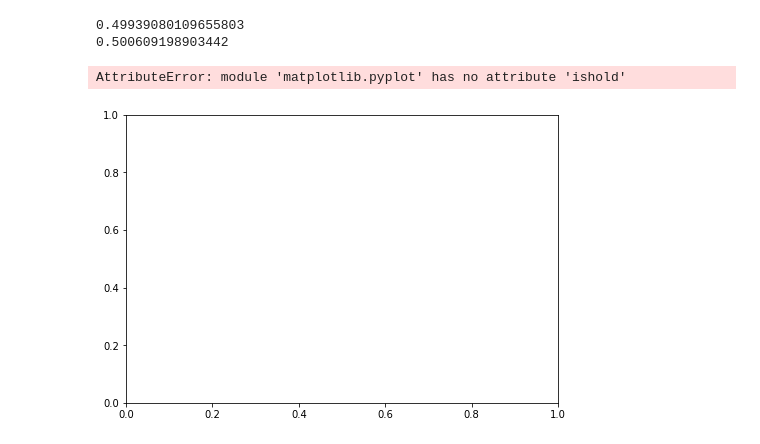
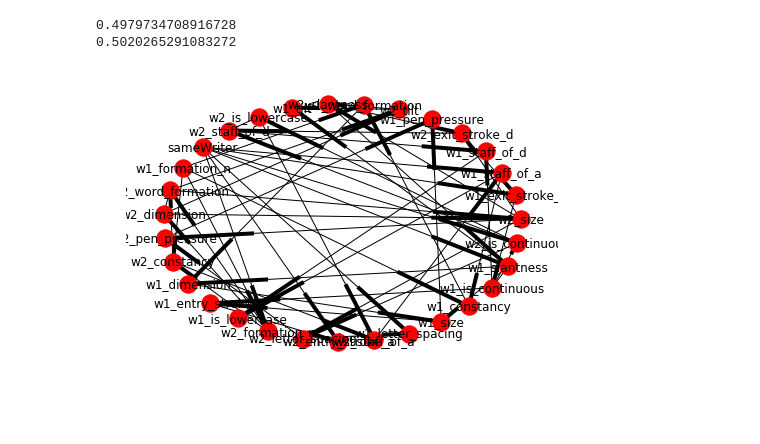
Before and after one commit to pratik-kubal/AML-XAI-2, a Jupyter notebook: main.ipynb, the cells around one changed output. Saved outputs shown, nothing was run; the diff lists cells and outputs as text; code cells hidden in the pictures.

Commit message:
Indegree 2 network for 15 features gives around 74% accuracy

```diff
--- a/main.ipynb
+++ b/main.ipynb
@@ -58,7 +67,7 @@ bigBadDataset = bigBadDataset.drop(["w1_ImageId","w2_ImageId"],axis=1)
-# %%
-bigBadDataset.w1_f9 = bigBadDataset.w1_f9 - 1
-# %%
-bigBadDataset.w2_f9 = bigBadDataset.w2_f9 - 1
+# %%
+for columns in bigBadDataset.columns:
+    if(columns != "sameWriter"):
+        bigBadDataset[str(columns)] = bigBadDataset[str(columns)] - 1
 # %%
 sameWriterHypothesis = len(bigBadDataset.query('sameWriter == 1' )) / len(bigBadDataset)
 print(sameWriterHypothesis)
@@ -84,19 +94,18 @@ testData = bigBadDataset[int(np.floor(len(bigBadDataset)*0.8)):]
 trainData = trainData.reset_index(drop=True)
 testData = testData.reset_index(drop=True)
 # %%
-sameWriterHypothesis = len(train.query('sameWriter == 1' )) / len(train)
+sameWriterHypothesis = len(testData.query('sameWriter == 1' )) / len(testData)
 print(sameWriterHypothesis)
-diffWriterHypothesis = len(train.query('sameWriter == 0' )) / len(train)
+diffWriterHypothesis = len(testData.query('sameWriter == 0' )) / len(testData)
 print(diffWriterHypothesis)
 # %% [output]
-0.49939080109655803
-0.500609198903442
+0.4979734708916728
+0.5020265291083272
 # %%
-est = HillClimbSearch(bigBadDataset, scoring_method=K2Score(trainData))
-ssj4Model = est.estimate(max_indegree=4)
+est = HillClimbSearch(trainData, scoring_method=K2Score(trainData))
+ssj2Model = est.estimate(max_indegree=2)
 # %%
-nx.draw(ssj3Model, with_labels=True)
+nx.draw(ssj2Model, with_labels=True)
 plt.show()
 # %% [output]
-AttributeError: module 'matplotlib.pyplot' has no attribute 'ishold'
-[figure, old version]
+[figure, new version]
```
Also changed, not shown: parts of 26 cells of this notebook, 1 other file.
